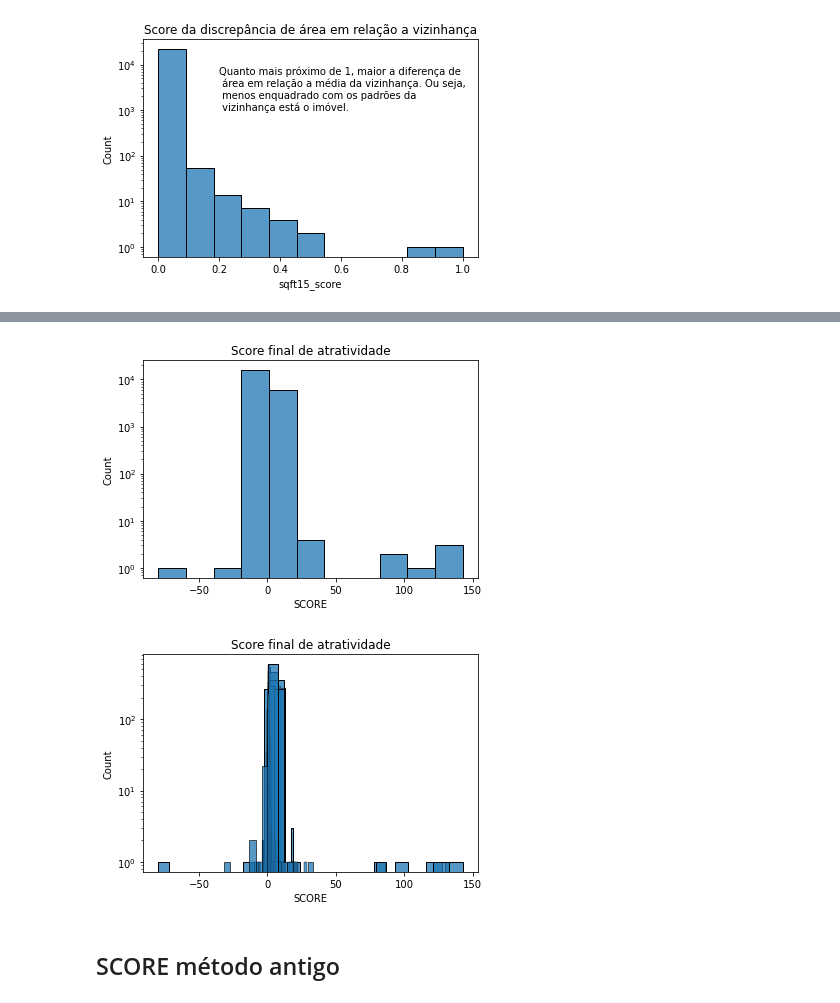
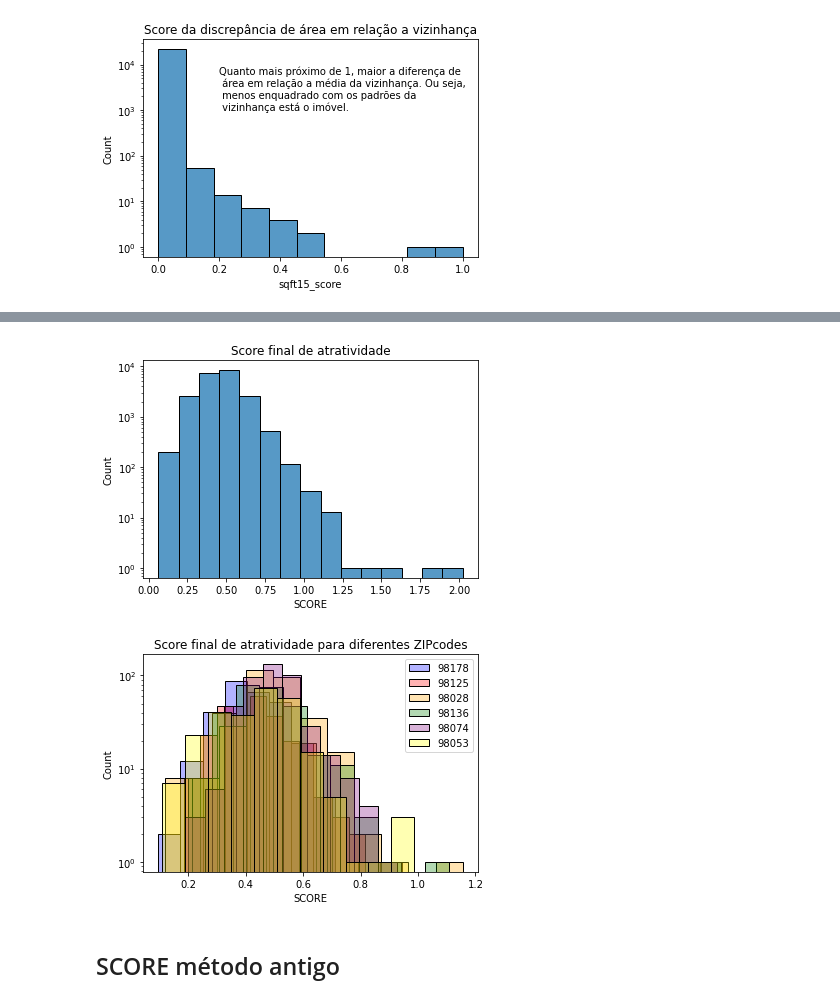
Before and after one commit to mattlamachado/King_County_DNC, a Jupyter notebook: 34012_Roof_Imoveis_1.0.ipynb, the cells around one changed output, grey strips where cells are left out. Saved outputs shown, nothing was run; the diff lists cells and outputs as text; code cells hidden in the pictures.

```diff
--- a/34012_Roof_Imoveis_1.0.ipynb
+++ b/34012_Roof_Imoveis_1.0.ipynb
@@ -122,4 +134,11 @@ $Score = Log10(( ('waterfront') + ('view'/4) + ('condition'/5) + ('grade'/13) +
 
 As variáveis do numerador ***aumentam o grau de atratividade*** de investimento em um imóvel, exceto ***'sqft15_score'*** o ***z-score*** representa quão distante da média o \$/m<sup>2</sup> está em relação ao King County em geral. ***Dividindo o score pelo z-score***, os imóveis com maiores valores de z-score, ou seja, com ***\$/m<sup>2</sup> muito acima da média, estão superprecificadas e tem seu score reduzido proporcionalmente***, reduzindo a tratividade de investimento.
 # %%
-roof_c['SCORE'] = (( (roof_c['waterfront']) + (roof_c['view']/4) + (roof_c['condition']/5) + (roof_c['grade']/13) + ((roof_c['yr_built'] - 1900)/115) + ((roof_c['yr_renovated'])/2015)*0.5 - (roof_c['sqft15_score'])) / (roof_c['zprice'] + abs(min(roof_c['zprice']) + 1)))
+pesos = dict({
+    'waterfront':1.5,'view':1.2,
+    'condition':1.2, 'grade':1,
+    'yr_built':1, 'yr_renovated':0.5,
+    'sqft15_score':1
+})
+
+roof_c['SCORE'] = (( (roof_c['waterfront'])*pesos['waterfront'] + (roof_c['view']/4)*pesos['view'] + ((roof_c['condition']-1)/4)*pesos['condition'] + ((roof_c['grade']-1)/12)*pesos['grade'] + ((roof_c['yr_built'] - 1900)/115)*pesos['yr_built'] - (roof_c['sqft15_score'])*pesos['sqft15_score']) / (roof_c['zprice'] + abs(min(roof_c['zprice'])) + 1))
@@ -126,21 +156,26 @@ roof_c['SCORE'] = (( (roof_c['waterfront']) + (roof_c['view']/4) + (roof_c['cond
 # %%
 plt.figure()
 plt.title('Score final de atratividade')
-sns.histplot(roof_c['SCORE'], bins=11)
+sns.histplot(roof_c['SCORE'], bins=15)
 plt.yscale('log')
 plt.show()
 # %% [output]
-[figure, old version]
+[figure, new version]
 # %%
+colors = ['blue', 'red', 'orange', 'green', 'purple', 'yellow']
+
 plt.figure()
-plt.title('Score final de atratividade')
+plt.title('Score final de atratividade para diferentes ZIPcodes')
 
-for i in set(roof_c['zipcode']):
-    sns.histplot(roof_c['SCORE'][roof_c['zipcode'] == i], bins=11)
+for i, x in enumerate(set(roof_c.loc[range(0,len(roof_c['zipcode']), 4000),'zipcode'])):
+    sns.histplot(roof_c['SCORE'][roof_c['zipcode'] == x], bins=11, color=colors[i], alpha = 0.3)
 plt.yscale('log')
+plt.legend(roof_c['zipcode'])
+msg = 'Independente da classe \neconômica do bairro, a \ndistribuição do score \nestá dentro do mesmo range.'
+plt.annotate(msg, (2,70))
 plt.show()
 # %% [output]
-[figure, old version]
+[figure, new version]
 # %% [markdown]
 ## SCORE método antigo
 # %%
```
Also changed, not shown: parts of 9 cells of this notebook, 8 other files.
